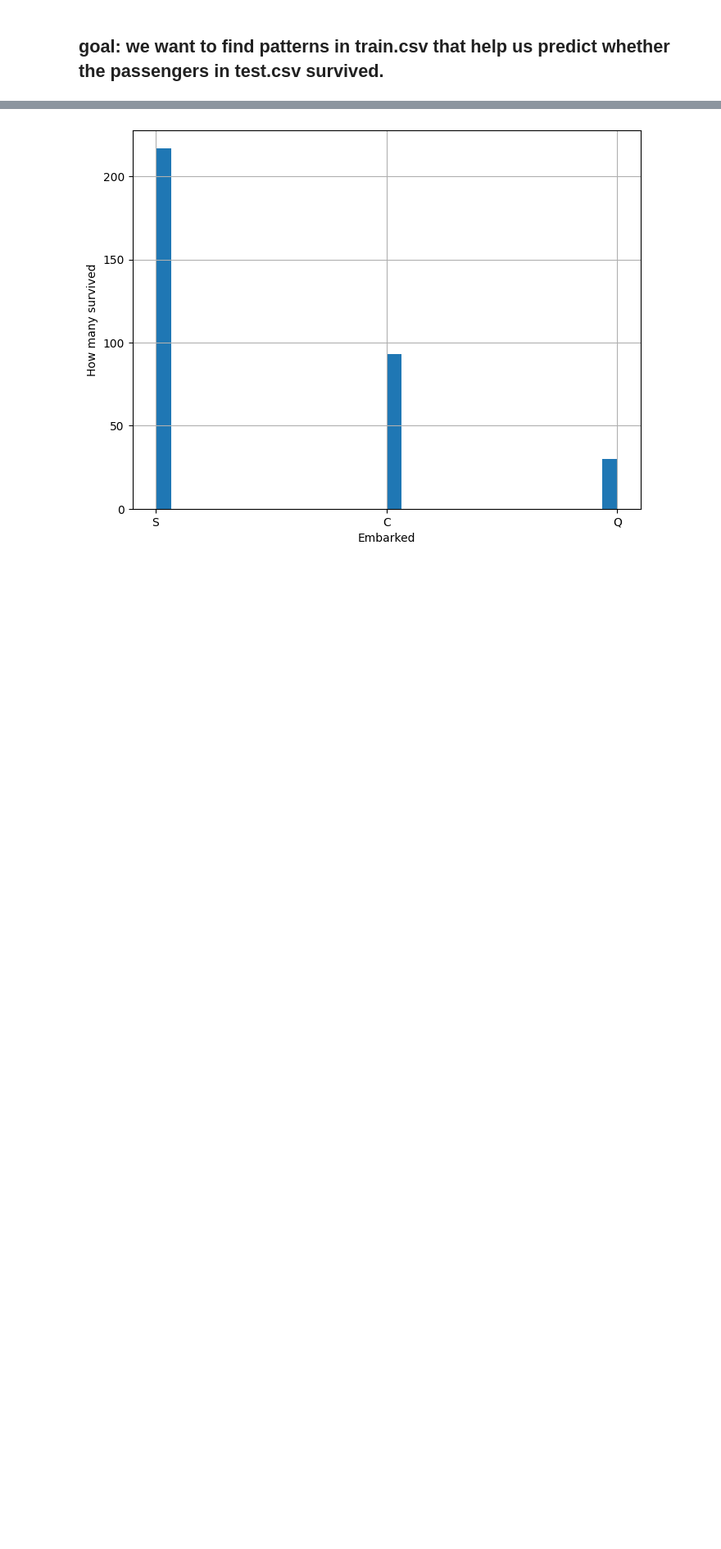
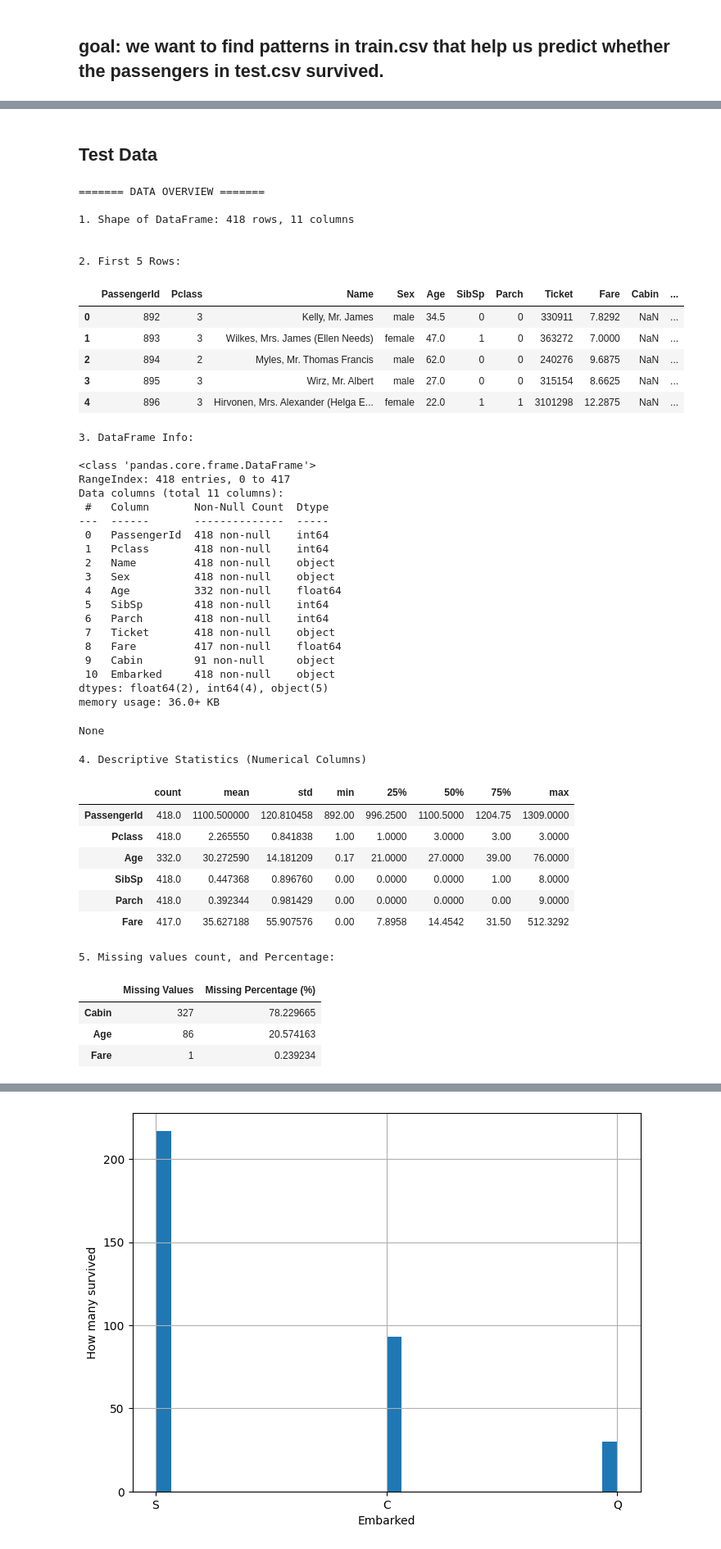
Before and after one commit to joshmatni/Kaggle-titanic, a Jupyter notebook: titanic-data-analysis.ipynb, the cells around one changed output, grey strips where cells are left out. Shown: that part at 82% size. Drawn from its saved outputs; the diff is of its cells as text; code cells hidden in the pictures; blank space fills up the shorter version.

```diff
--- a/titanic-data-analysis.ipynb
+++ b/titanic-data-analysis.ipynb
@@ -69,0 +145,51 @@ dtype: int64
+# %% [markdown]
+## Test Data
+# %%
+data_overview(test_data)
+# %% [output]
+======= DATA OVERVIEW =======
+
+1. Shape of DataFrame: 418 rows, 11 columns
+
+
+2. First 5 Rows:
+|  | PassengerId | Pclass | Name | Sex | Age | SibSp | Parch | Ticket | Fare | Cabin | ... |
+| 0 | 892 | 3 | Kelly, Mr. James | male | 34.5 | 0 | 0 | 330911 | 7.8292 | NaN | ... |
+| 1 | 893 | 3 | Wilkes, Mrs. James (Ellen Needs) | female | 47.0 | 1 | 0 | 363272 | 7.0000 | NaN | ... |
+| 2 | 894 | 2 | Myles, Mr. Thomas Francis | male | 62.0 | 0 | 0 | 240276 | 9.6875 | NaN | ... |
+| 3 | 895 | 3 | Wirz, Mr. Albert | male | 27.0 | 0 | 0 | 315154 | 8.6625 | NaN | ... |
+| 4 | 896 | 3 | Hirvonen, Mrs. Alexander (Helga E... | female | 22.0 | 1 | 1 | 3101298 | 12.2875 | NaN | ... |
+3. DataFrame Info:
+
+<class 'pandas.core.frame.DataFrame'>
+RangeIndex: 418 entries, 0 to 417
+Data columns (total 11 columns):
+ #   Column       Non-Null Count  Dtype
+---  ------       --------------  -----
+ 0   PassengerId  418 non-null    int64
+ 1   Pclass       418 non-null    int64
+ 2   Name         418 non-null    object
+ 3   Sex          418 non-null    object
+ 4   Age          332 non-null    float64
+ 5   SibSp        418 non-null    int64
+ 6   Parch        418 non-null    int64
+ 7   Ticket       418 non-null    object
+ 8   Fare         417 non-null    float64
+ 9   Cabin        91 non-null     object
+ 10  Embarked     418 non-null    object
+dtypes: float64(2), int64(4), object(5)
+memory usage: 36.0+ KB
+None
+4. Descriptive Statistics (Numerical Columns)
+|  | count | mean | std | min | 25% | 50% | 75% | max |
+| PassengerId | 418.0 | 1100.500000 | 120.810458 | 892.00 | 996.2500 | 1100.5000 | 1204.75 | 1309.0000 |
+| Pclass | 418.0 | 2.265550 | 0.841838 | 1.00 | 1.0000 | 3.0000 | 3.00 | 3.0000 |
+| Age | 332.0 | 30.272590 | 14.181209 | 0.17 | 21.0000 | 27.0000 | 39.00 | 76.0000 |
+| SibSp | 418.0 | 0.447368 | 0.896760 | 0.00 | 0.0000 | 0.0000 | 1.00 | 8.0000 |
+| Parch | 418.0 | 0.392344 | 0.981429 | 0.00 | 0.0000 | 0.0000 | 0.00 | 9.0000 |
+| Fare | 417.0 | 35.627188 | 55.907576 | 0.00 | 7.8958 | 14.4542 | 31.50 | 512.3292 |
+5. Missing values count, and Percentage:
+|  | Missing Values | Missing Percentage (%) |
+| Cabin | 327 | 78.229665 |
+| Age | 86 | 20.574163 |
+| Fare | 1 | 0.239234 |
```
Also changed, not shown: parts of 10 cells of this notebook.
